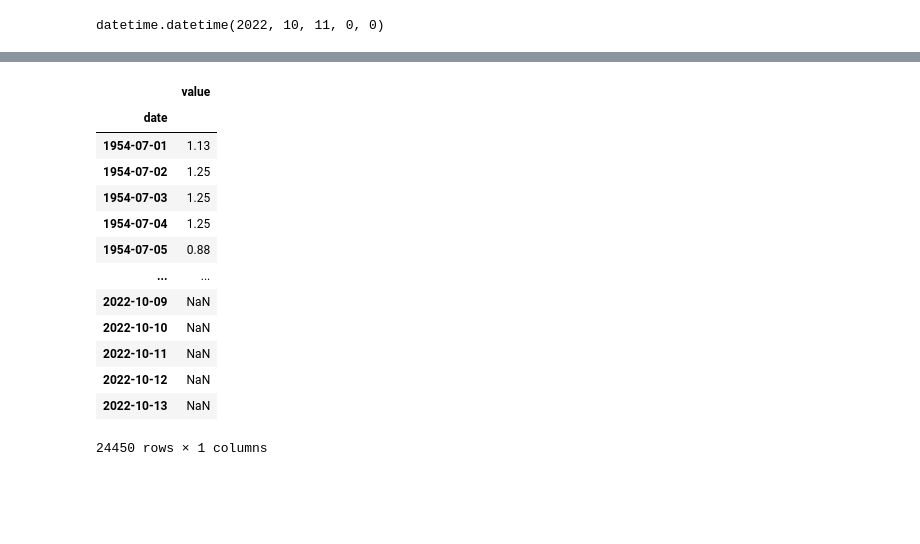
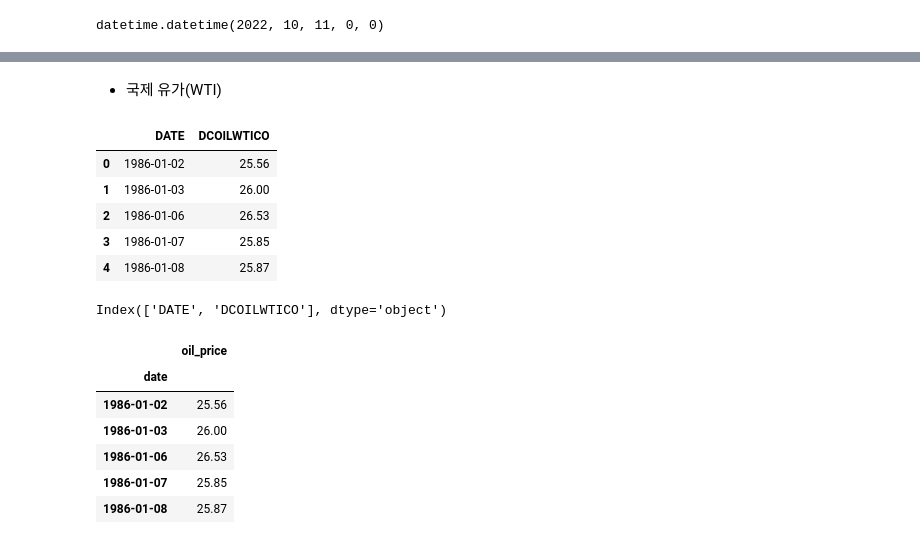
Before and after one commit to nan-park/section2_project, a Jupyter notebook: project_section2.ipynb, the cells around one changed output, grey strips where cells are left out. Saved outputs shown, nothing was run; the diff lists cells and outputs as text; code cells hidden in the pictures; blank space fills up the shorter version.

```diff
--- a/project_section2.ipynb
+++ b/project_section2.ipynb
@@ -58,22 +121,36 @@ datetime.datetime(2022, 10, 11, 0, 0)
+# %% [markdown]
+- 국제 유가(WTI)
+# %%
+url = 'wti_crude_oil_prices.csv'  # 국제유가(1986.01.02~2022.09.19)
+oil_price = pd.read_csv(url)
+# %%
+oil_price.head()
+# %% [output]
+|  | DATE | DCOILWTICO |
+| 0 | 1986-01-02 | 25.56 |
+| 1 | 1986-01-03 | 26.00 |
+| 2 | 1986-01-06 | 26.53 |
+| 3 | 1986-01-07 | 25.85 |
+| 4 | 1986-01-08 | 25.87 |
+# %%
+oil_price.columns
+# %% [output]
+Index(['DATE', 'DCOILWTICO'], dtype='object')
+# %%
+# column 이름 바꾸기
+oil_price.rename(columns={'DATE':'date', 'DCOILWTICO':'oil_price'}, inplace=True);
 # %%
-df_clean = df.copy()
-date_string = df_clean.date
+# datetime으로 바꾸기
+date_string = oil_price.date
 kdate = [datetime.strptime(d, '%Y-%m-%d') for d in date_string]
-df_clean.date = kdate
-df_clean.set_index('date', inplace=True)
-df_clean
+oil_price.date = kdate
+oil_price.set_index('date', inplace=True)
+oil_price.head()
 # %% [output]
-|  | value |
+|  | oil_price |
 | date |  |
-| 1954-07-01 | 1.13 |
-| 1954-07-02 | 1.25 |
-| 1954-07-03 | 1.25 |
-| 1954-07-04 | 1.25 |
-| 1954-07-05 | 0.88 |
-| ... | ... |
-| 2022-10-09 | NaN |
-| 2022-10-10 | NaN |
-| 2022-10-11 | NaN |
-| 2022-10-12 | NaN |
-| 2022-10-13 | NaN |
+| 1986-01-02 | 25.56 |
+| 1986-01-03 | 26.00 |
+| 1986-01-06 | 26.53 |
+| 1986-01-07 | 25.85 |
+| 1986-01-08 | 25.87 |
-24450 rows × 1 columns
```
Also changed, not shown: parts of 27 cells of this notebook.
